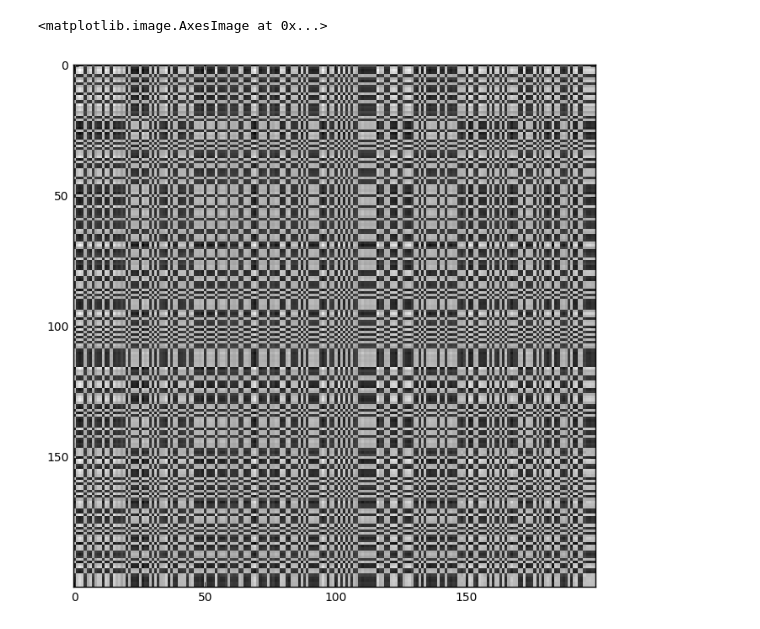
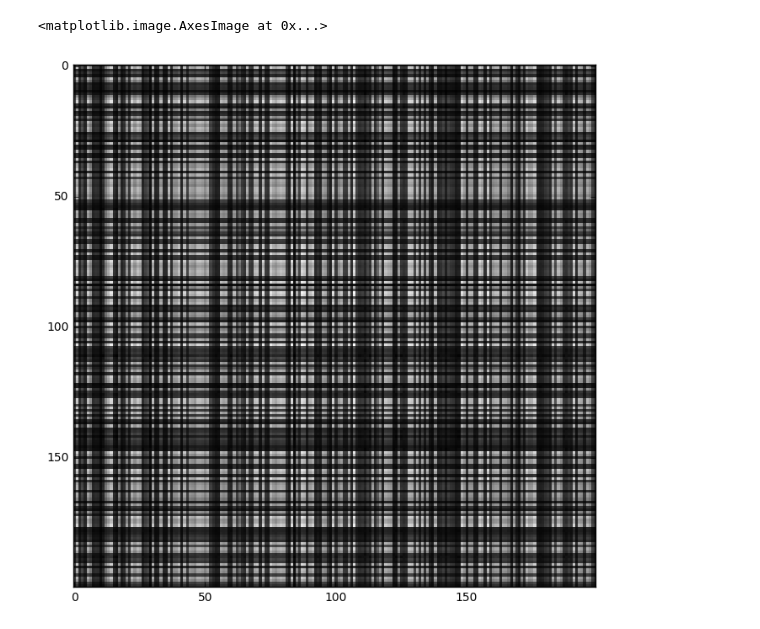
Before and after one commit to mnvl/mlzoo, a Jupyter notebook: svm_polynomial_cvxopt.ipynb, the cells around one changed output. Saved outputs shown, nothing was run; the diff lists cells and outputs as text; code cells hidden in the pictures.

```diff
--- a/svm_polynomial_cvxopt.ipynb
+++ b/svm_polynomial_cvxopt.ipynb
@@ -31,18 +32,9 @@ plt.scatter(X[:, 0], X[:, 1], c = y)
-# %%
-svm_kernel = lambda x, y: (np.dot(x, y) + 1) ** 2
-svm_lambda = 0.1
-
-def svm_matrix(X, Y):
-    Z = np.zeros((X.shape[0], Y.shape[0]))
-    for i in range(X.shape[0]):
-        for j in range(Y.shape[0]):
-            Z[i, j] = svm_kernel(X[i, :], Y[j, :])
-    return Z
-
-X_train_matrix = svm_matrix(X_train, X_train) * np.outer(y_train, y_train)
-
-plt.imshow(X_train_matrix)
-# %% [output]
-<matplotlib.image.AxesImage at 0x...>
-[figure, removed]
+# %%
+svm_lambda = 0.05
+svm_kernel = lambda X, Y: (np.dot(X, Y.T) + 1.0) ** 2
+
+plt.imshow(svm_kernel(X_train, X_train))
+# %% [output]
+<matplotlib.image.AxesImage at 0x...>
+[figure, added]
 # %%
```
Also changed, not shown: parts of 7 cells of this notebook.
